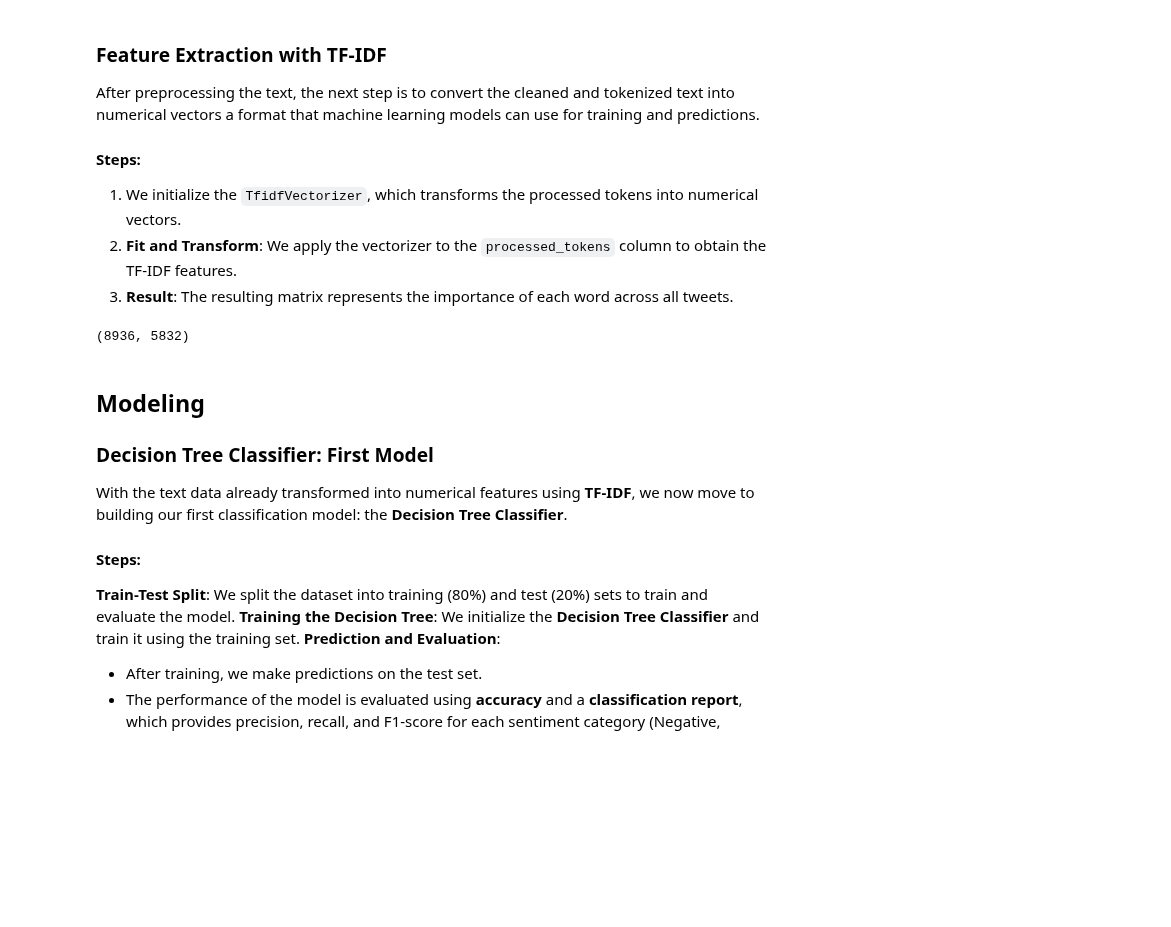
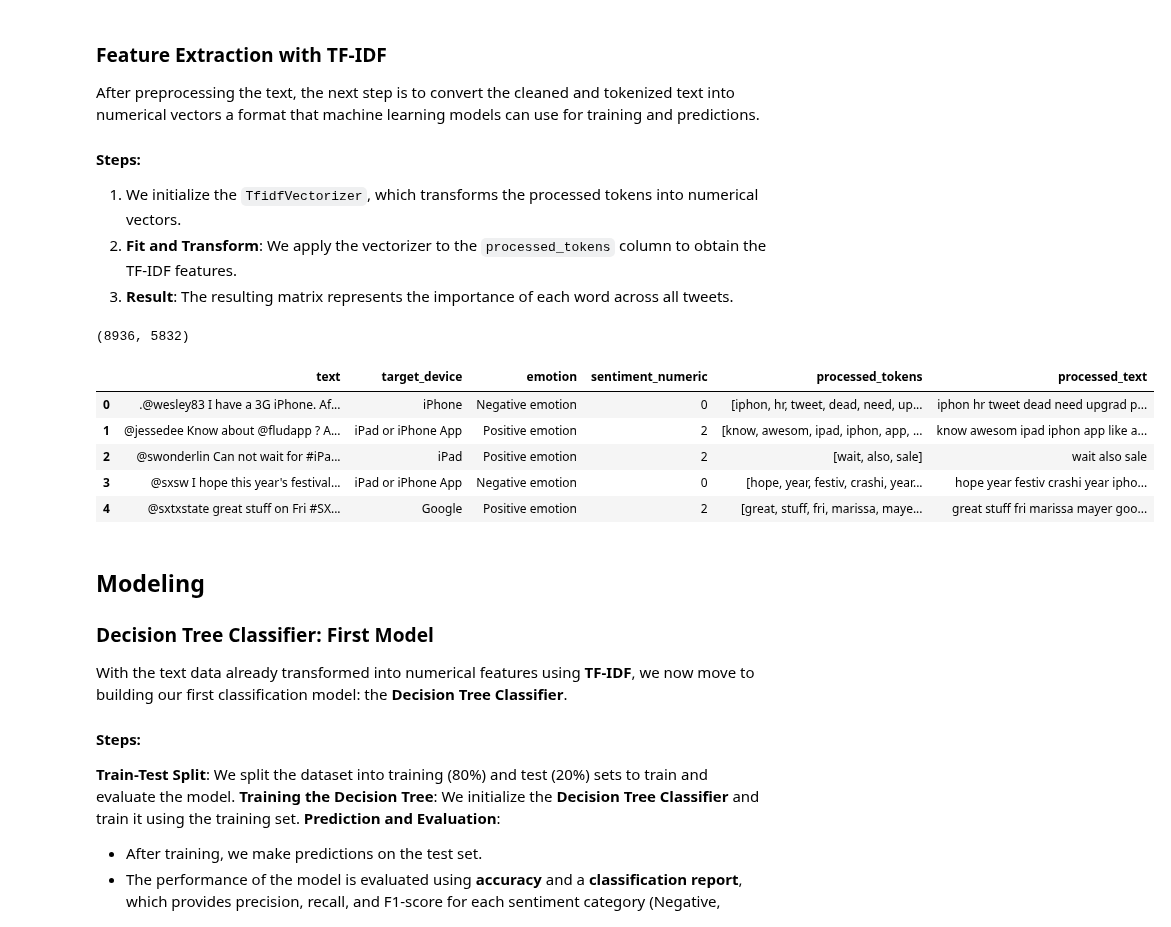
Before and after one commit to George-Chira/twitter-sentiment-analysis, a Jupyter notebook: notebooks/Chira.ipynb, the cells around one changed output. Cells and saved outputs as stored; diff of their text form; code cells hidden in the pictures; blank space fills up the shorter version.

```diff
--- a/notebooks/Chira.ipynb
+++ b/notebooks/Chira.ipynb
@@ -251,19 +246,26 @@ After preprocessing the text, the next step is to convert the cleaned and tokeni
 # %%
 from sklearn.feature_extraction.text import TfidfVectorizer
 
 # Convert the processed tokens back into a single string for each tweet
 df_tweets['processed_text'] = df_tweets['processed_tokens'].apply(lambda tokens: ' '.join(tokens))
 
 # Initialize the TF-IDF Vectorizer
 tfidf = TfidfVectorizer()
 
 # Fit and transform the 'processed_text' column into TF-IDF features
 X = tfidf.fit_transform(df_tweets['processed_text'])
 
 # Display shape of the resulting matrix
 print(X.shape)
+df_tweets.head(5)
 # %% [output]
 (8936, 5832)
+|  | text | target_device | emotion | sentiment_numeric | processed_tokens | processed_text |
+| 0 | .@wesley83 I have a 3G iPhone. Af... | iPhone | Negative emotion | 0 | [iphon, hr, tweet, dead, need, up... | iphon hr tweet dead need upgrad p... |
+| 1 | @jessedee Know about @fludapp ? A... | iPad or iPhone App | Positive emotion | 2 | [know, awesom, ipad, iphon, app, ... | know awesom ipad iphon app like a... |
+| 2 | @swonderlin Can not wait for #iPa... | iPad | Positive emotion | 2 | [wait, also, sale] | wait also sale |
+| 3 | @sxsw I hope this year's festival... | iPad or iPhone App | Negative emotion | 0 | [hope, year, festiv, crashi, year... | hope year festiv crashi year ipho... |
+| 4 | @sxtxstate great stuff on Fri #SX... | Google | Positive emotion | 2 | [great, stuff, fri, marissa, maye... | great stuff fri marissa mayer goo... |
 # %% [markdown]
 ## Modeling
 ### Decision Tree Classifier: First Model
```
Also changed, not shown: parts of 12 cells of this notebook.
